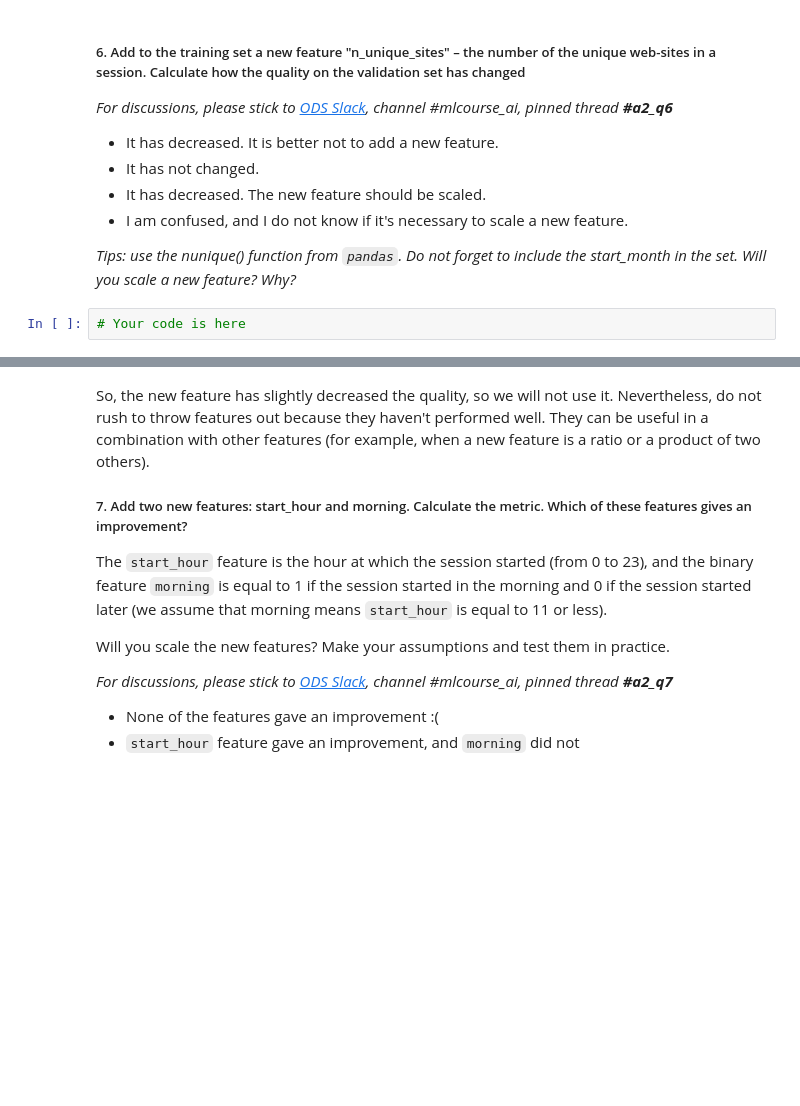
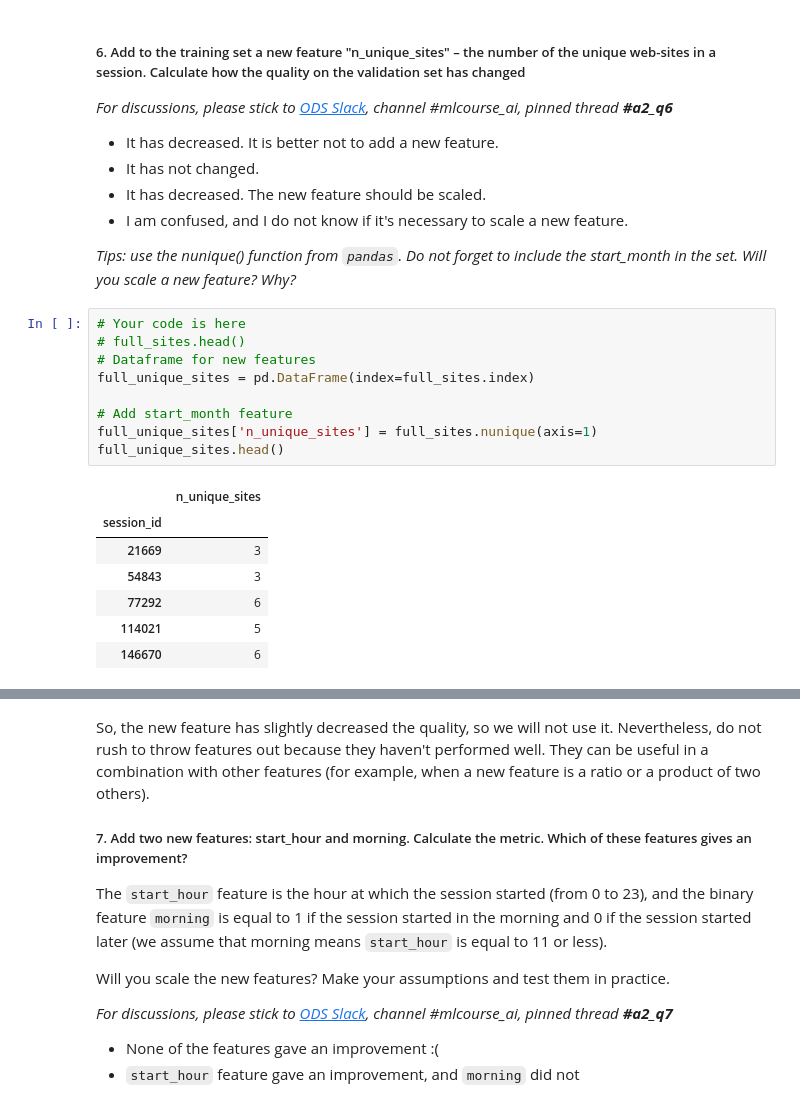
Before and after one commit to roundEgg/mlcourse.ai, a Jupyter notebook: jupyter_english/assignments_spring2019/assignment2_part1_alice_logistic_regression.ipynb, the cells around one changed output, grey strips where cells are left out. Drawn from its saved outputs; the diff is of its cells as text; blank space fills up the shorter version.

```diff
--- a/jupyter_english/assignments_spring2019/assignment2_part1_alice_logistic_regression.ipynb
+++ b/jupyter_english/assignments_spring2019/assignment2_part1_alice_logistic_regression.ipynb
@@ -489,5 +533,20 @@ print(get_auc_lr_valid(X_train, y_train))
 - I am confused, and I do not know if it's necessary to scale a new feature.
 
 *Tips: use the nunique() function from `pandas`. Do not forget to include the start_month in the set. Will you scale a new feature? Why?*
-# %%
-# Your code is here
+# %%
+# Your code is here
+# full_sites.head()
+# Dataframe for new features
+full_unique_sites = pd.DataFrame(index=full_sites.index)
+
+# Add start_month feature
+full_unique_sites['n_unique_sites'] = full_sites.nunique(axis=1)
+full_unique_sites.head()
+# %% [output]
+|  | n_unique_sites |
+| session_id |  |
+| 21669 | 3 |
+| 54843 | 3 |
+| 77292 | 6 |
+| 114021 | 5 |
+| 146670 | 6 |
```
Also changed, not shown: parts of 21 cells of this notebook, 3 other files.
